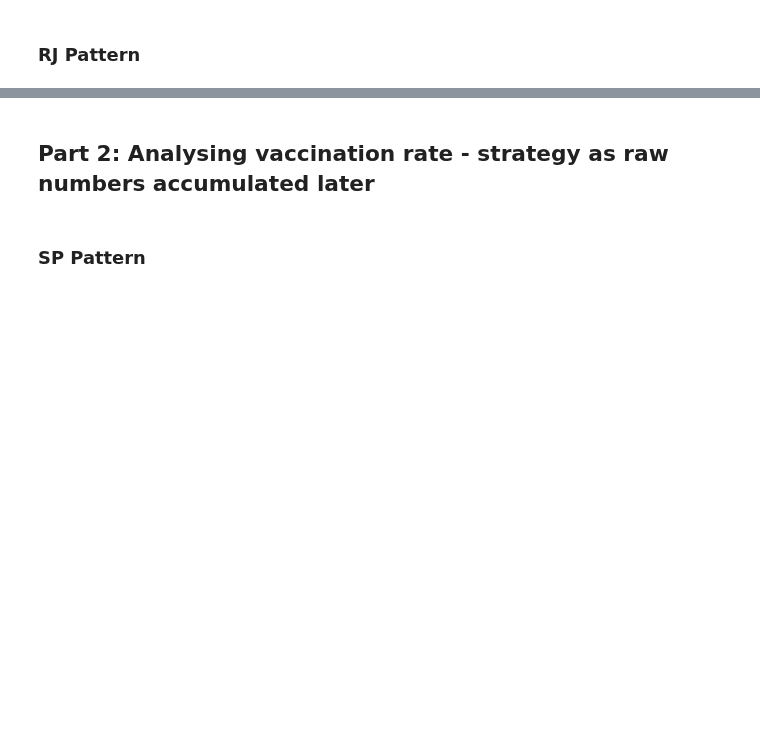
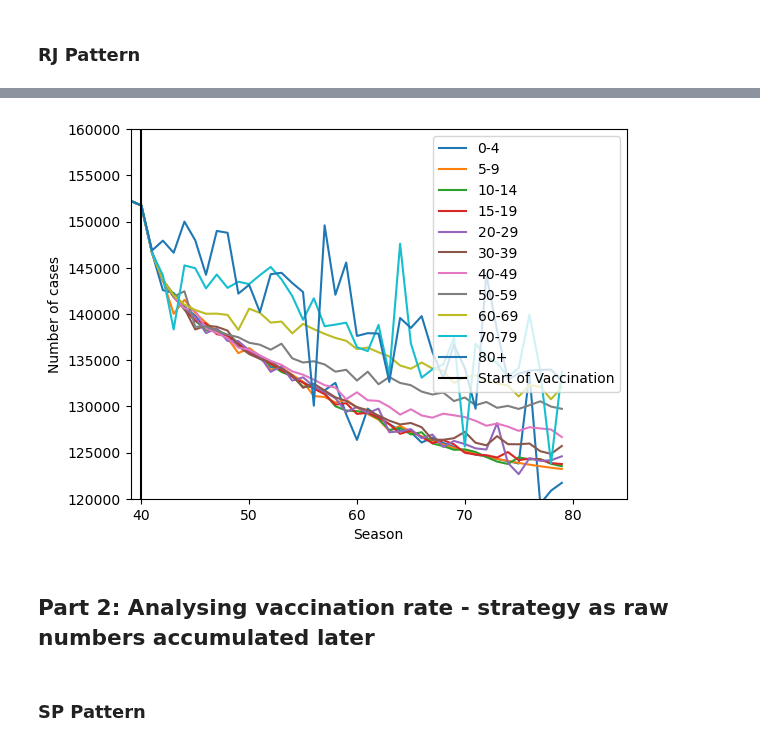
Before and after one commit to denisecammarota/vaccine-dengue-BR, a Jupyter notebook: Vaccine_Detailed_Model.ipynb, the cells around one changed output, grey strips where cells are left out. Cells and saved outputs as stored; diff of their text form; code cells hidden in the pictures; blank space fills up the shorter version.

```diff
--- a/Vaccine_Detailed_Model.ipynb
+++ b/Vaccine_Detailed_Model.ipynb
@@ -308,3 +312,16 @@ plt.show()
+# %%
+faixas_etarias = ['0-4','5-9','10-14','15-19', '20-29', '30-39', '40-49', '50-59', '60-69', '70-79','80+']
+for i in range(11):
+    plt.plot(inf_str[i], label = str(faixas_etarias[i]))
+plt.axvline(40,label = 'Start of Vaccination', color = 'k')
+plt.legend()
+plt.ylabel('Number of cases')
+plt.xlabel('Season')
+plt.ylim((120000,160000))
+plt.xlim((39,85))
+plt.show()
+# %% [output]
+[figure, added]
 # %% [markdown]
 ## Part 2: Analysing vaccination rate - strategy as raw numbers accumulated later
 # %% [markdown]
```
Also changed, not shown: parts of 4 cells of this notebook, 2 other files.
